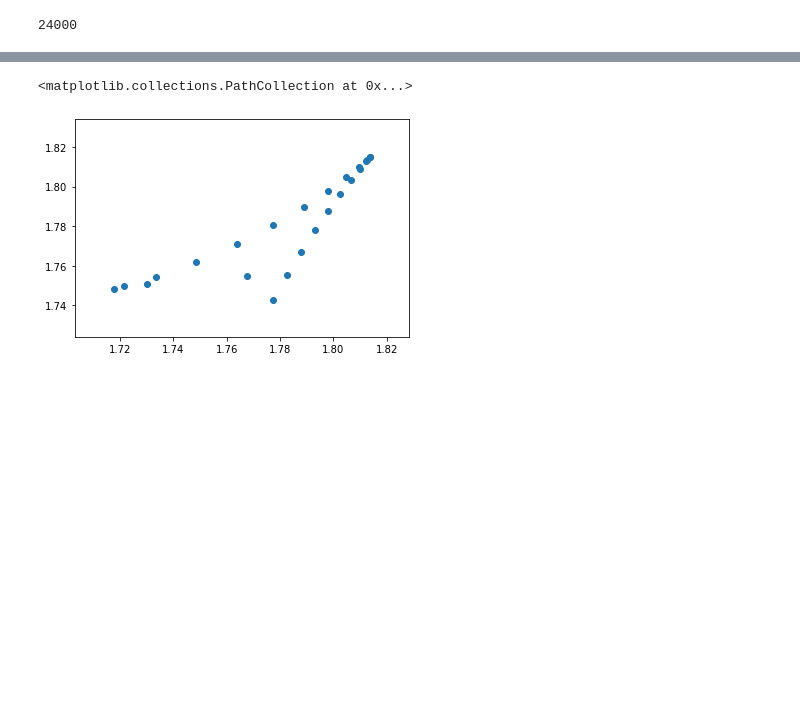
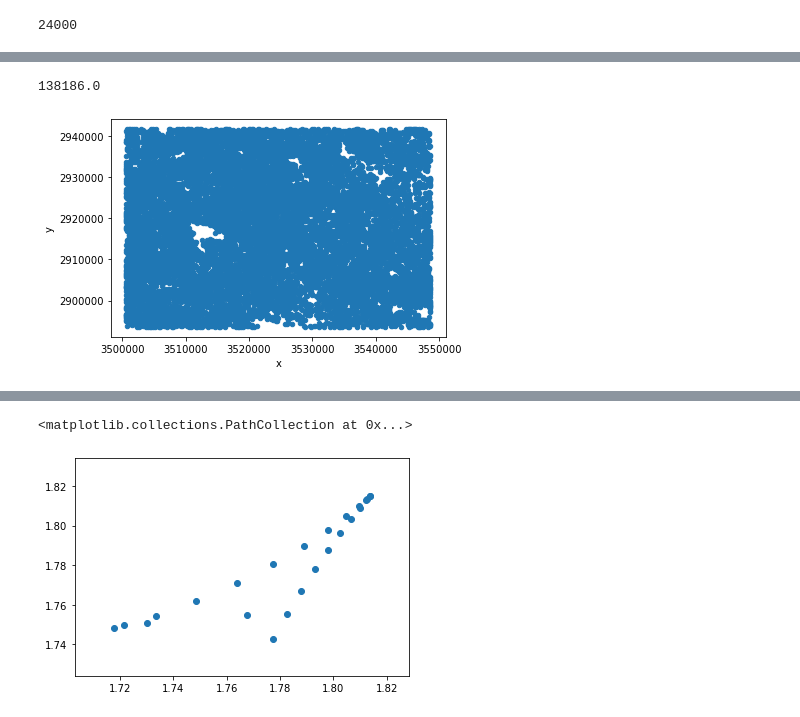
Before and after one commit to fsemecurbe/GWFA, a Jupyter notebook: D0c1c2.ipynb, the cells around one changed output, grey strips where cells are left out. Saved outputs shown, nothing was run; the diff lists cells and outputs as text; code cells hidden in the pictures; blank space fills up the shorter version.

```diff
--- a/D0c1c2.ipynb
+++ b/D0c1c2.ipynb
@@ -347,0 +353,6 @@ alpha = (Tq[1:] - Tq[:(Tq.size-1)])/0.1
+# %%
+area.plot.scatter('x', 'y')
+area.Ind.sum()
+# %% [output]
+138186.0
+[figure, added]
```
Also changed, not shown: parts of 9 cells of this notebook.
